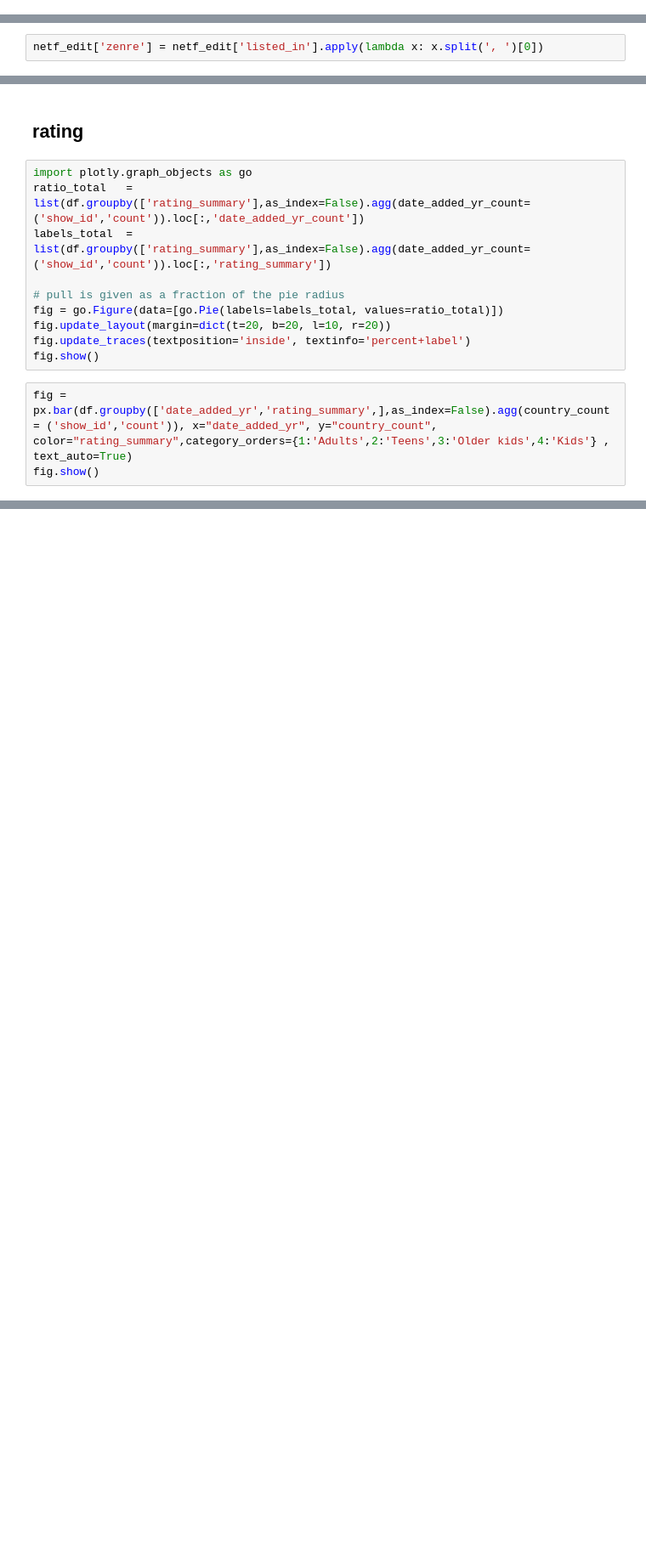
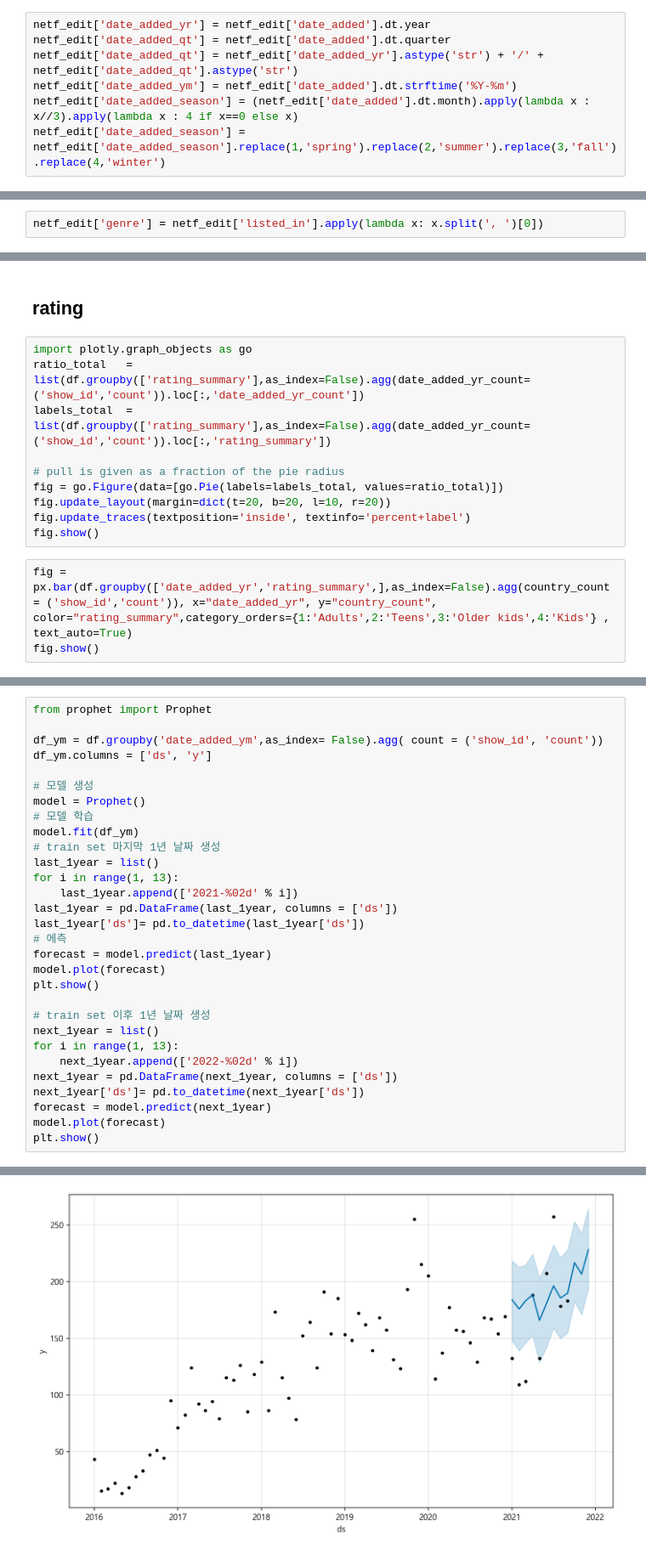
Before and after one commit to sarcomaXD/wellknown, a Jupyter notebook: netfilx/netflix_beck.ipynb, the cells around one changed output, grey strips where cells are left out. Shown at 85% size. Drawn from its saved outputs; the diff is of its cells as text; blank space fills up the shorter version.

```diff
--- a/netfilx/netflix_beck.ipynb
+++ b/netfilx/netflix_beck.ipynb
@@ -77,0 +76,7 @@ netf_edit['date_added_yr'] = netf_edit['date_added'].dt.year
+# %%
+netf_edit['date_added_yr'] = netf_edit['date_added'].dt.year
+netf_edit['date_added_qt'] = netf_edit['date_added'].dt.quarter
+netf_edit['date_added_qt'] = netf_edit['date_added_yr'].astype('str') + '/' + netf_edit['date_added_qt'].astype('str')
+netf_edit['date_added_ym'] = netf_edit['date_added'].dt.strftime('%Y-%m')
+netf_edit['date_added_season'] = (netf_edit['date_added'].dt.month).apply(lambda x : x//3).apply(lambda x : 4 if x==0 else x)
+netf_edit['date_added_season'] = netf_edit['date_added_season'].replace(1,'spring').replace(2,'summer').replace(3,'fall').replace(4,'winter')
@@ -78,5 +99,5 @@ netf_edit['date_added_yr'] = netf_edit['date_added'].dt.year
 # %%
-netf_edit['zenre'] = netf_edit['listed_in'].apply(lambda x: x.split(', ')[0])
+netf_edit['genre'] = netf_edit['listed_in'].apply(lambda x: x.split(', ')[0])
 # %%
 netf_edit.loc[365,'country'] = 'France, Algeria'
 netf_edit.loc[193,'country'] = 'South Korea'
@@ -284,0 +341,31 @@ fig.show()
+# %%
+from prophet import Prophet
+
+df_ym = df.groupby('date_added_ym',as_index= False).agg( count = ('show_id', 'count'))
+df_ym.columns = ['ds', 'y']
+
+# 모델 생성
+model = Prophet()
+# 모델 학습
+model.fit(df_ym)
+# train set 마지막 1년 날짜 생성
+last_1year = list()
+for i in range(1, 13):
+    last_1year.append(['2021-%02d' % i])
+last_1year = pd.DataFrame(last_1year, columns = ['ds'])
+last_1year['ds']= pd.to_datetime(last_1year['ds'])
+# 에측
+forecast = model.predict(last_1year)
+model.plot(forecast)
+plt.show()
+
+# train set 이후 1년 날짜 생성
+next_1year = list()
+for i in range(1, 13):
+    next_1year.append(['2022-%02d' % i])
+next_1year = pd.DataFrame(next_1year, columns = ['ds'])
+next_1year['ds']= pd.to_datetime(next_1year['ds'])
+forecast = model.predict(next_1year)
+model.plot(forecast)
+plt.show()
+# %% [output]
@@ -284,0 +374 @@ fig.show()
+[figure, added]
```
Also changed, not shown: parts of 22 cells of this notebook.
